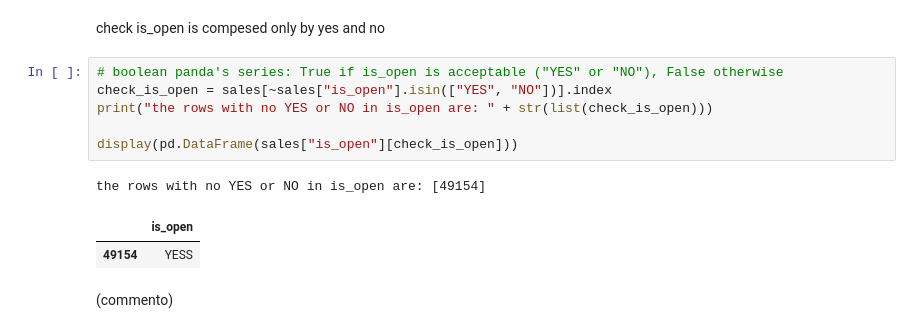
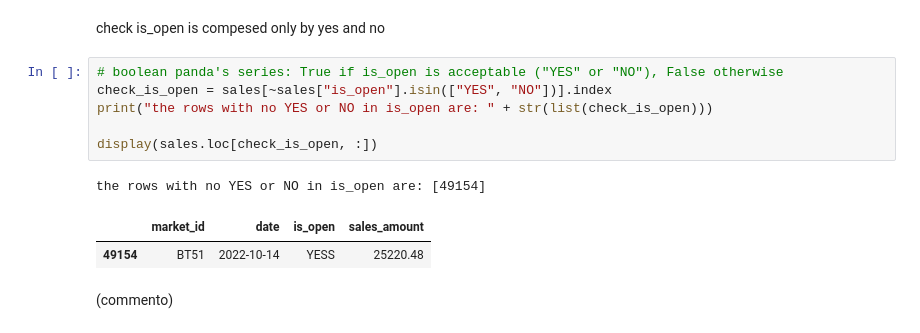
Before and after one commit to caporali/statistical_machine_learning_project, a Jupyter notebook: project_sml.ipynb, the cells around one changed output. Drawn from its saved outputs; the diff is of its cells as text.

```diff
--- a/project_sml.ipynb
+++ b/project_sml.ipynb
@@ -154,13 +158,13 @@ check is_open is compesed only by yes and no
 # %%
 # boolean panda's series: True if is_open is acceptable ("YES" or "NO"), False otherwise
 check_is_open = sales[~sales["is_open"].isin(["YES", "NO"])].index
 print("the rows with no YES or NO in is_open are: " + str(list(check_is_open)))
 
-display(pd.DataFrame(sales["is_open"][check_is_open]))
+display(sales.loc[check_is_open, :])
 # %% [output]
 the rows with no YES or NO in is_open are: [49154]
-|  | is_open |
-| 49154 | YESS |
+|  | market_id | date | is_open | sales_amount |
+| 49154 | BT51 | 2022-10-14 | YESS | 25220.48 |
 # %% [markdown]
 (commento)
 # %%
```
Also changed, not shown: parts of 47 cells of this notebook.
